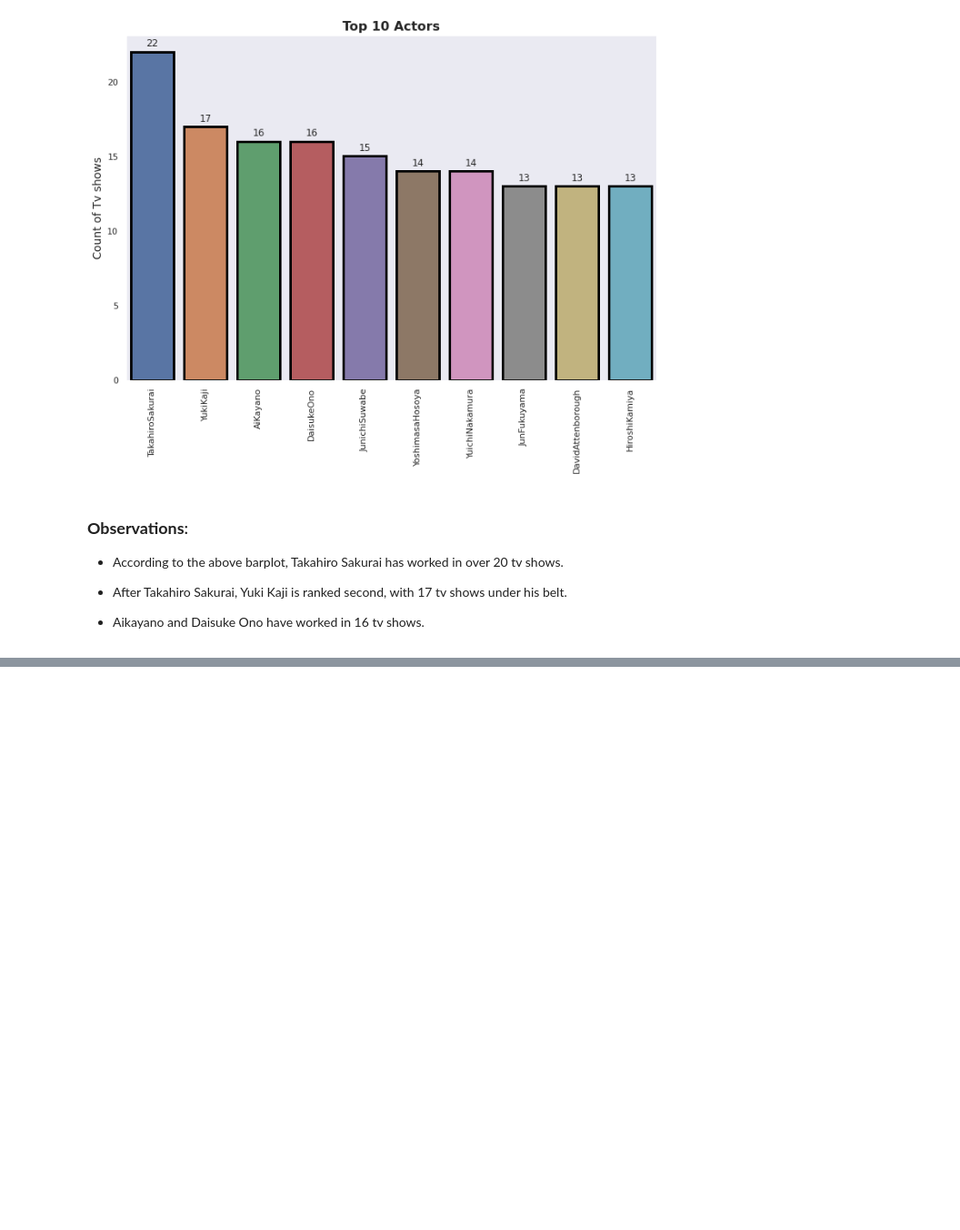
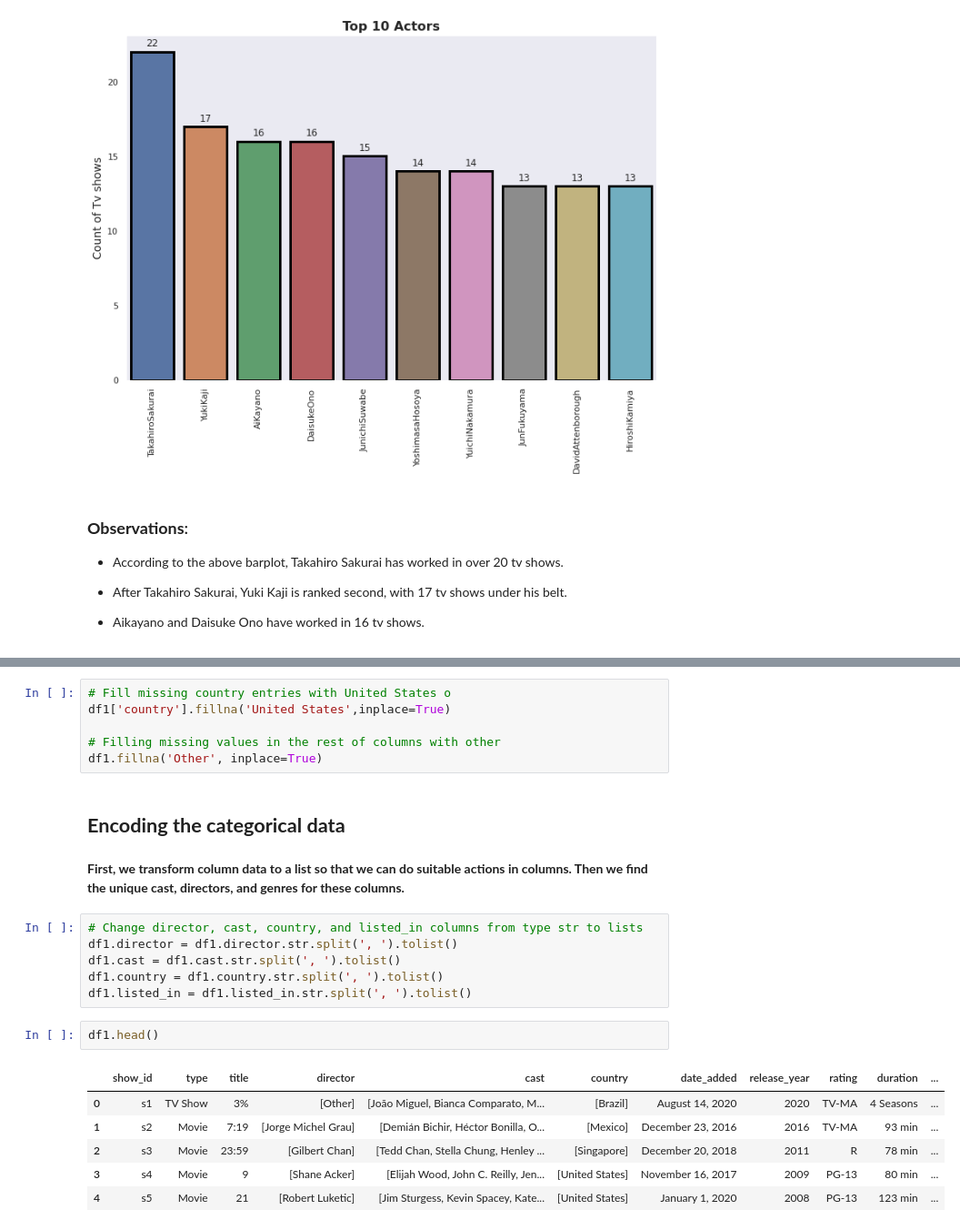
Before and after one commit to Debabarata308/Netflix-Movies-and-TV-Shows-Clustering, a Jupyter notebook: Copy_of_Copy_of_NETFLIX_MOVIES_AND_TV_SHOWS_CLUSTERING.ipynb, the cells around one changed output, grey strips where cells are left out. Shown at 91% size. Drawn from its saved outputs; the diff is of its cells as text; blank space fills up the shorter version.

```diff
--- a/Copy_of_Copy_of_NETFLIX_MOVIES_AND_TV_SHOWS_CLUSTERING.ipynb
+++ b/Copy_of_Copy_of_NETFLIX_MOVIES_AND_TV_SHOWS_CLUSTERING.ipynb
@@ -1190,0 +1205,25 @@ for p in ax.patches:
+# %%
+# Fill missing country entries with United States o
+df1['country'].fillna('United States',inplace=True)
+
+# Filling missing values in the rest of columns with other
+df1.fillna('Other', inplace=True)
+# %% [markdown]
+## **Encoding the categorical data**
+# %% [markdown]
+**First, we transform column data to a list so that we can do suitable actions in columns. Then we find the unique cast, directors, and genres for these columns.**
+# %%
+# Change director, cast, country, and listed_in columns from type str to lists
+df1.director = df1.director.str.split(', ').tolist()
+df1.cast = df1.cast.str.split(', ').tolist()
+df1.country = df1.country.str.split(', ').tolist()
+df1.listed_in = df1.listed_in.str.split(', ').tolist()
+# %%
+df1.head()
+# %% [output]
+|  | show_id | type | title | director | cast | country | date_added | release_year | rating | duration | ... |
+| 0 | s1 | TV Show | 3% | [Other] | [João Miguel, Bianca Comparato, M... | [Brazil] | August 14, 2020 | 2020 | TV-MA | 4 Seasons | ... |
+| 1 | s2 | Movie | 7:19 | [Jorge Michel Grau] | [Demián Bichir, Héctor Bonilla, O... | [Mexico] | December 23, 2016 | 2016 | TV-MA | 93 min | ... |
+| 2 | s3 | Movie | 23:59 | [Gilbert Chan] | [Tedd Chan, Stella Chung, Henley ... | [Singapore] | December 20, 2018 | 2011 | R | 78 min | ... |
+| 3 | s4 | Movie | 9 | [Shane Acker] | [Elijah Wood, John C. Reilly, Jen... | [United States] | November 16, 2017 | 2009 | PG-13 | 80 min | ... |
+| 4 | s5 | Movie | 21 | [Robert Luketic] | [Jim Sturgess, Kevin Spacey, Kate... | [United States] | January 1, 2020 | 2008 | PG-13 | 123 min | ... |
```
Also changed, not shown: parts of 20 cells of this notebook.
